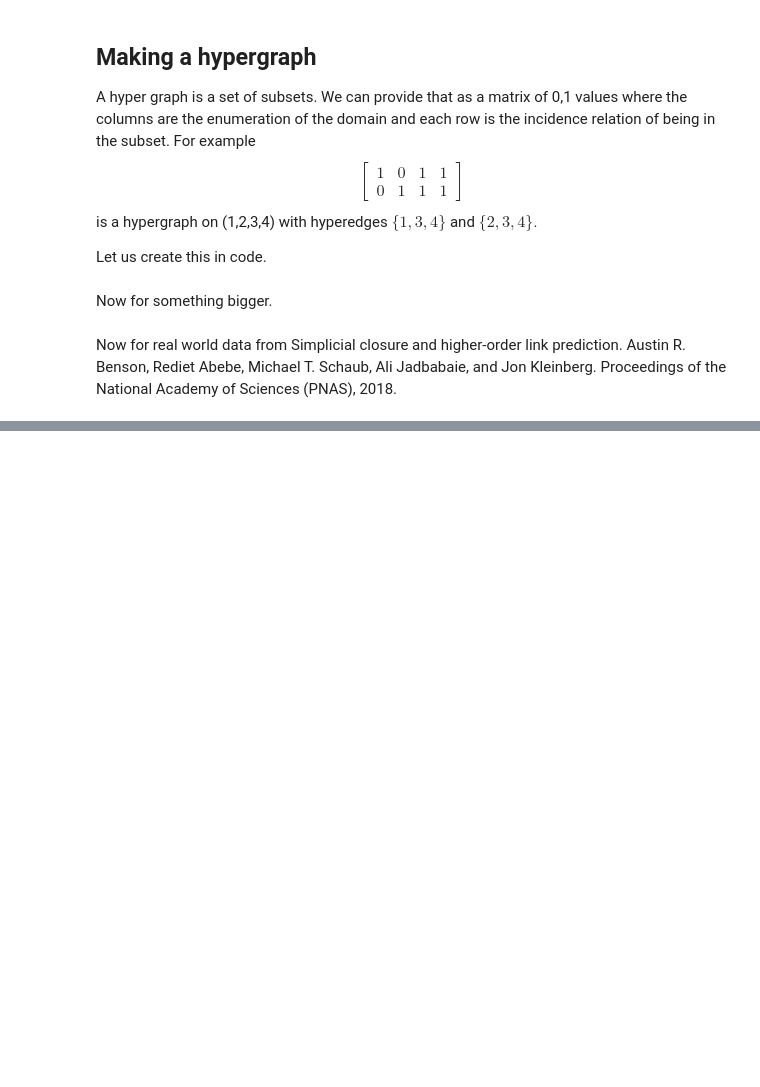
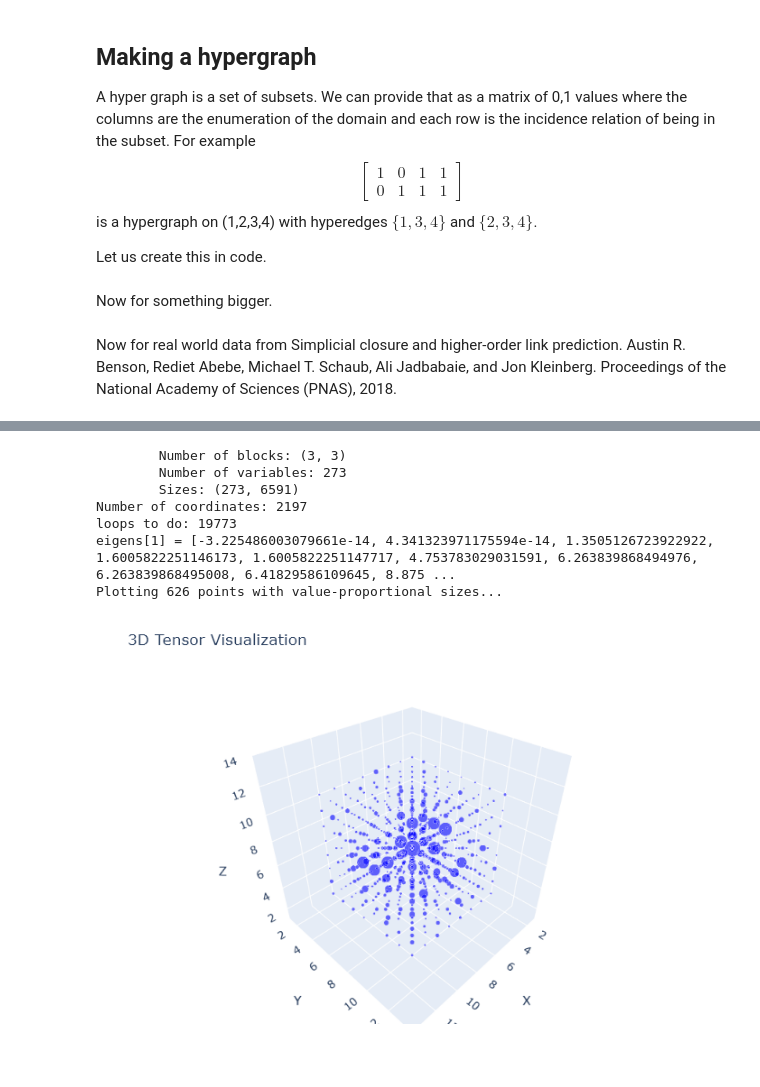
Before and after one commit to thetensor-space/OpenDleto, a Jupyter notebook: examples/Hypergraph.ipynb, the cells around one changed output, grey strips where cells are left out. Cells and saved outputs as stored; diff of their text form; code cells hidden in the pictures; blank space fills up the shorter version.

```diff
--- a/examples/Hypergraph.ipynb
+++ b/examples/Hypergraph.ipynb
@@ -107,0 +151,12 @@ OutOfMemoryError: OutOfMemoryError()
+# %%
+curve = toCurveTensor(fdaTen)
+plotTensor(curve.tensor)
+# %% [output]
+        Number of blocks: (3, 3)
+        Number of variables: 273
+        Sizes: (273, 6591)
+Number of coordinates: 2197
+loops to do: 19773
+eigens[1] = [-3.225486003079661e-14, 4.341323971175594e-14, 1.3505126723922922, 1.6005822251146173, 1.6005822251147717, 4.753783029031591, 6.263839868494976, 6.263839868495008, 6.41829586109645, 8.875 ...
+Plotting 626 points with value-proportional sizes...
+[figure, added]
```
Also changed, not shown: parts of 4 cells of this notebook, 3 other files.
